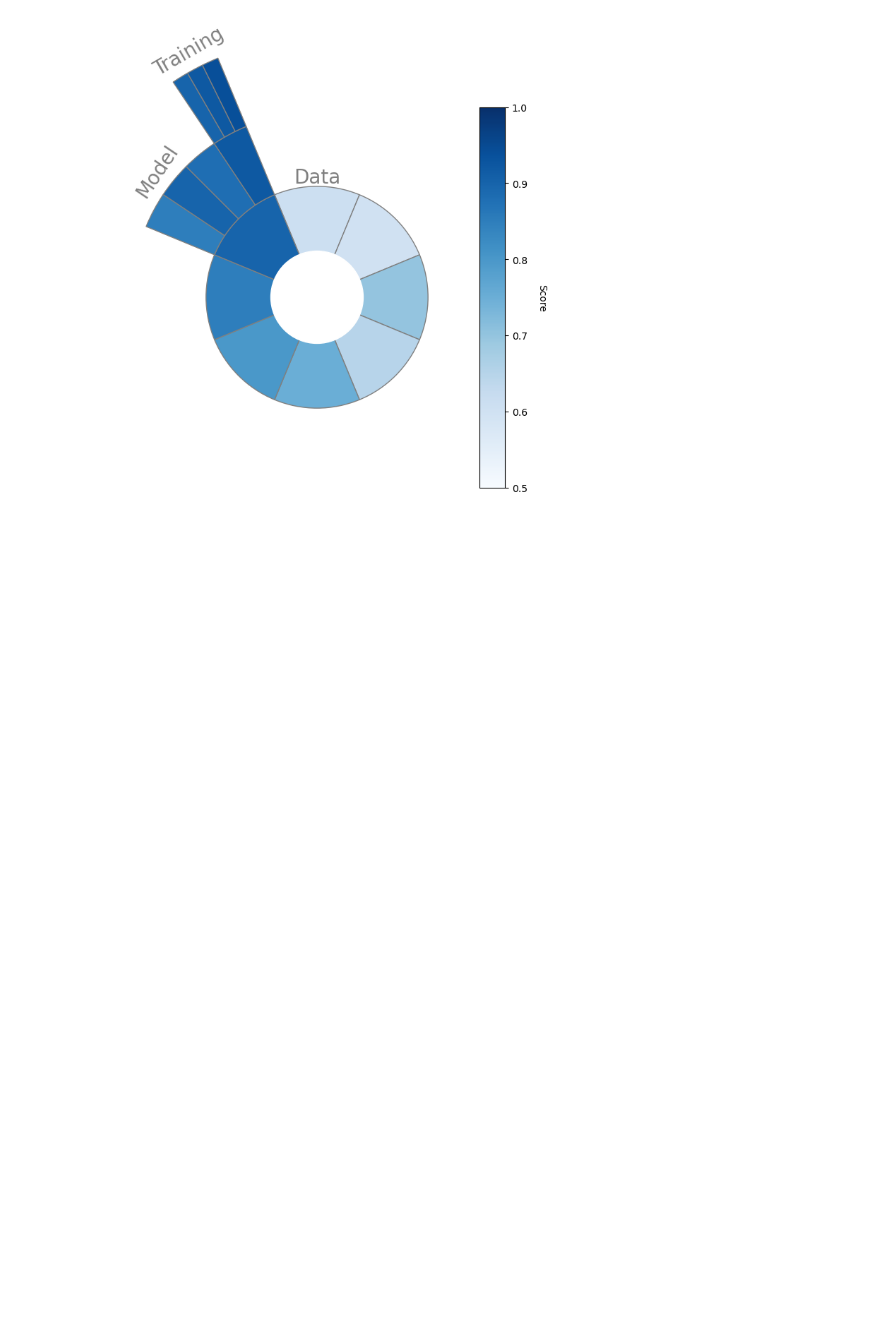
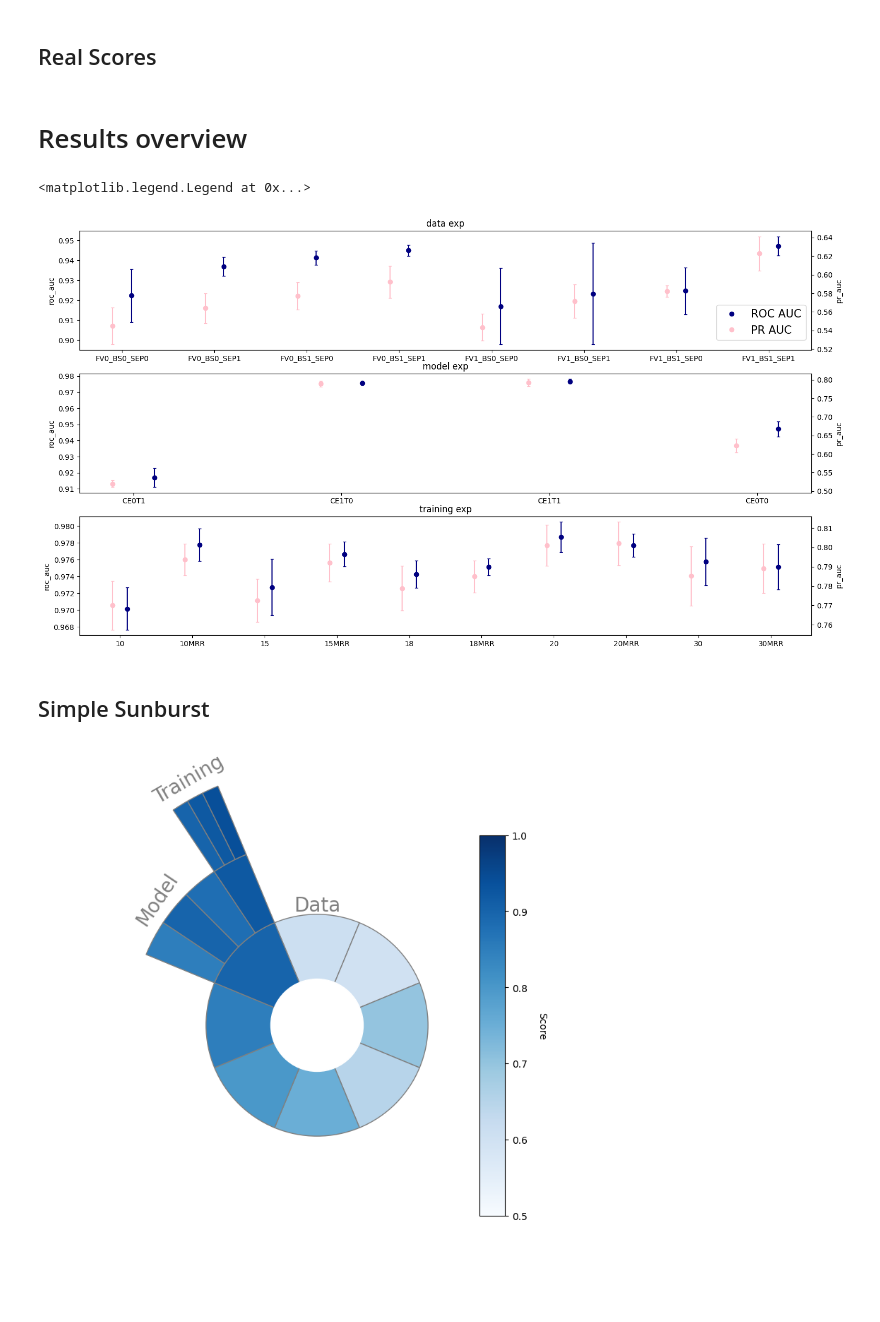
Before and after one commit to mikkelfo/CORE-BEHRT, a Jupyter notebook: results/hparameter_search.ipynb, the cells around one changed output. Cells and saved outputs as stored; diff of their text form; code cells hidden in the pictures; blank space fills up the shorter version.

Commit message:
Visualizations

```diff
--- a/results/hparameter_search.ipynb
+++ b/results/hparameter_search.ipynb
@@ -0,0 +9,2 @@
+# %% [markdown]
+## Real Scores
@@ -0,0 +71,11 @@
+# %%
+def apply_function(dfs: dict, func, *args, **kwargs):
+    for key in dfs.keys():
+        dfs[key] = func(dfs[key], *args, **kwargs)
+    return dfs
+def compute_lower_bound(df, score='roc_auc'):
+    Z = 1.96
+    df[f'{score}_lower_95ci'] = df[f'{score}_mean'] - 1.98 * df[f'{score}_std']
+    return df
+all_results = apply_function(all_results, compute_lower_bound)
+all_results = apply_function(all_results, compute_lower_bound, score='pr_auc')
@@ -1 +85,24 @@
+# %% [markdown]
+# Results overview
+# %%
+import matplotlib.lines as mlines
+fig, axs = plt.subplots(3, 1, figsize=(18, 10))
+axs = axs.flatten()
+roc_handle = mlines.Line2D([], [], color='navy', marker='o', linestyle='None', label='ROC AUC')
+pr_handle = mlines.Line2D([], [], color='pink', marker='o', linestyle='None', label='PR AUC')
+for i, ((exp_name, result), ax) in enumerate(zip(all_results.items(), axs)):
+    ax.errorbar(np.arange(len(result))+.1   ,result['roc_auc_mean'],  yerr=result['roc_auc_std'],  fmt='o', capsize=2, label='roc_auc', color='navy')
+    ax2 = ax.twinx()
+    ax2.errorbar(np.arange(len(result))-.1, result['pr_auc_mean'], yerr=result['pr_auc_std'],fmt='o', capsize=2, color='pink', label='pr_auc')
+    ax.set_xticks(np.arange(len(result)))
+    ax.set_xticklabels(result['setting'])
+    ax.set_ylabel('roc_auc')
+    ax2.set_ylabel('pr_auc')
+    ax.set_title(exp_name)
+fig.legend(handles=[roc_handle, pr_handle], loc='upper right', bbox_to_anchor=(.9,.75), bbox_transform=plt.gcf().transFigure, fontsize=15)
+# %% [output]
+<matplotlib.legend.Legend at 0x...>
+[figure, added]
+# %% [markdown]
+## Simple Sunburst
 # %%
```
Also changed, not shown: parts of 14 cells of this notebook, 2 other files.
